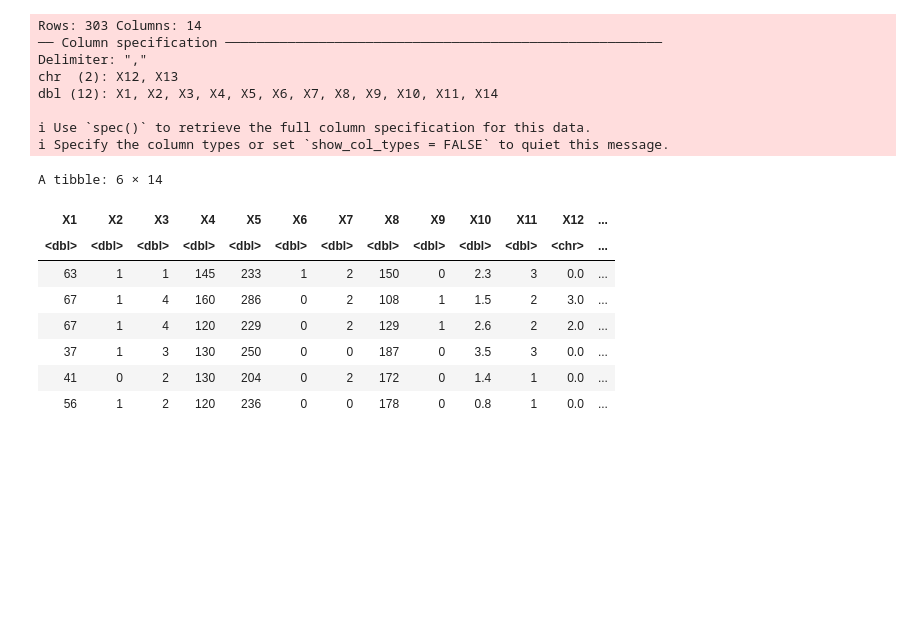
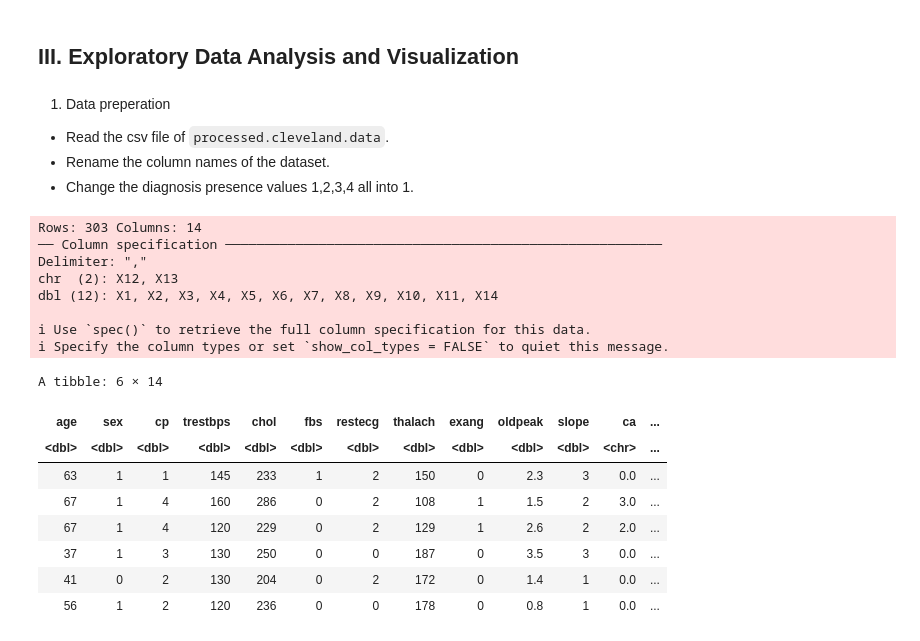
Before and after one commit to Speculatorrr/Group-STAT301, a Jupyter notebook: Planning-Christin.ipynb, the cells around one changed output. Saved outputs shown, nothing was run; the diff lists cells and outputs as text; code cells hidden in the pictures; blank space fills up the shorter version.

```diff
--- a/Planning-Christin.ipynb
+++ b/Planning-Christin.ipynb
@@ -14,18 +70,32 @@ library(modelr)
+# %% [markdown]
+## III. Exploratory Data Analysis and Visualization ##
+# %% [markdown]
+1. Data preperation
+
+- Read the csv file of `processed.cleveland.data`.
+- Rename the column names of the dataset.
+- Change the diagnosis presence values 1,2,3,4 all into 1.
 # %%
 heart_data <- read_csv("https://raw.githubusercontent.com/Speculatorrr/STAT301/main/processed.cleveland.data?token=GHSAT0AAAAAACVKAVDCISXAPJBRTBVAWBUQZVEDPNQ",
                         col_names = FALSE)
+colnames(heart_data) <- c("age", "sex", "cp", "trestbps", "chol",
+                            "fbs", "restecg", "thalach", "exang", "oldpeak",
+                            "slope", "ca", "thal", "num")
+
+heart_data <- mutate(heart_data, num = if_else(num > 0, 1, 0))
+
 head(heart_data)
 # %% [output]
 Rows: 303 Columns: 14
 ── Column specification ────────────────────────────────────────────────────────
 Delimiter: ","
 chr  (2): X12, X13
 dbl (12): X1, X2, X3, X4, X5, X6, X7, X8, X9, X10, X11, X14
 
 ℹ Use `spec()` to retrieve the full column specification for this data.
 ℹ Specify the column types or set `show_col_types = FALSE` to quiet this message.
 A tibble: 6 × 14
-| X1 | X2 | X3 | X4 | X5 | X6 | X7 | X8 | X9 | X10 | X11 | X12 | ... |
+| age | sex | cp | trestbps | chol | fbs | restecg | thalach | exang | oldpeak | slope | ca | ... |
 | <dbl> | <dbl> | <dbl> | <dbl> | <dbl> | <dbl> | <dbl> | <dbl> | <dbl> | <dbl> | <dbl> | <chr> | ... |
 | 63 | 1 | 1 | 145 | 233 | 1 | 2 | 150 | 0 | 2.3 | 3 | 0.0 | ... |
 | 67 | 1 | 4 | 160 | 286 | 0 | 2 | 108 | 1 | 1.5 | 2 | 3.0 | ... |
```
Also changed, not shown: parts of 12 cells of this notebook.
